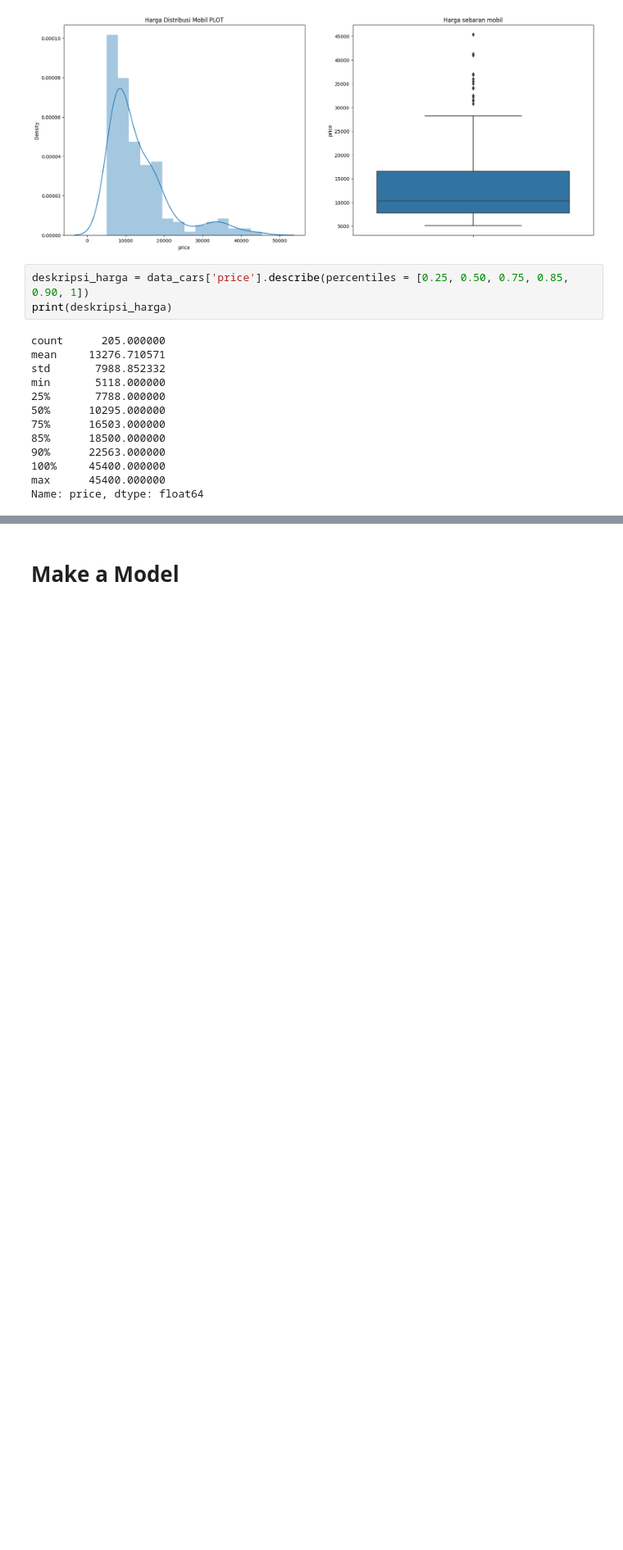
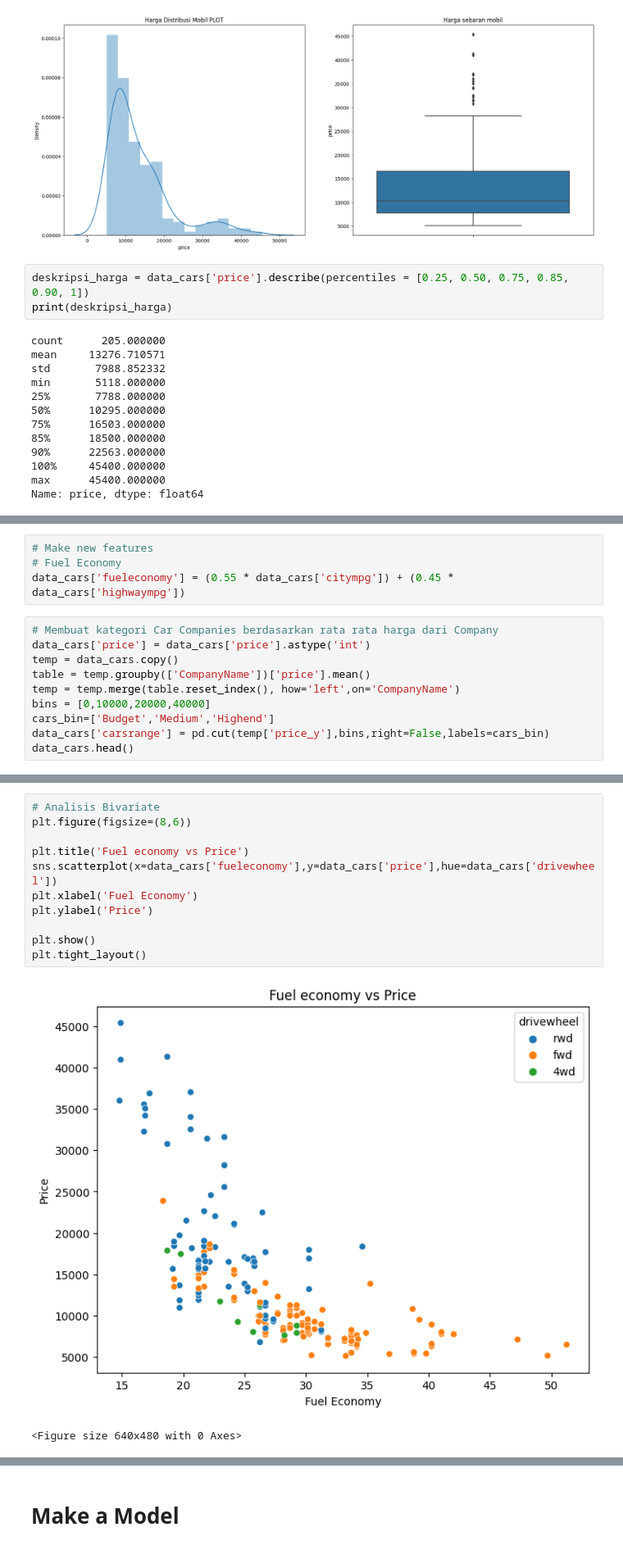
Before and after one commit to Vinzzztty/car_price_prediction_FP_bigData, a Jupyter notebook: CarPrice_Prediction_using_Linear_Regression.ipynb, the cells around one changed output, grey strips where cells are left out. Shown at 82% size. Drawn from its saved outputs; the diff is of its cells as text; blank space fills up the shorter version.

```diff
--- a/CarPrice_Prediction_using_Linear_Regression.ipynb
+++ b/CarPrice_Prediction_using_Linear_Regression.ipynb
@@ -228,0 +227,14 @@ Name: price, dtype: float64
+# %%
+# Make new features
+# Fuel Economy
+data_cars['fueleconomy'] = (0.55 * data_cars['citympg']) + (0.45 * data_cars['highwaympg'])
+# %%
+# Membuat kategori Car Companies berdasarkan rata rata harga dari Company
+data_cars['price'] = data_cars['price'].astype('int')
+temp = data_cars.copy()
+table = temp.groupby(['CompanyName'])['price'].mean()
+temp = temp.merge(table.reset_index(), how='left',on='CompanyName')
+bins = [0,10000,20000,40000]
+cars_bin=['Budget','Medium','Highend']
+data_cars['carsrange'] = pd.cut(temp['price_y'],bins,right=False,labels=cars_bin)
+data_cars.head()
@@ -228,0 +249,14 @@ Name: price, dtype: float64
+# %%
+# Analisis Bivariate
+plt.figure(figsize=(8,6))
+
+plt.title('Fuel economy vs Price')
+sns.scatterplot(x=data_cars['fueleconomy'],y=data_cars['price'],hue=data_cars['drivewheel'])
+plt.xlabel('Fuel Economy')
+plt.ylabel('Price')
+
+plt.show()
+plt.tight_layout()
+# %% [output]
+[figure, added]
+<Figure size 640x480 with 0 Axes>
```
Also changed, not shown: parts of 54 cells of this notebook.
